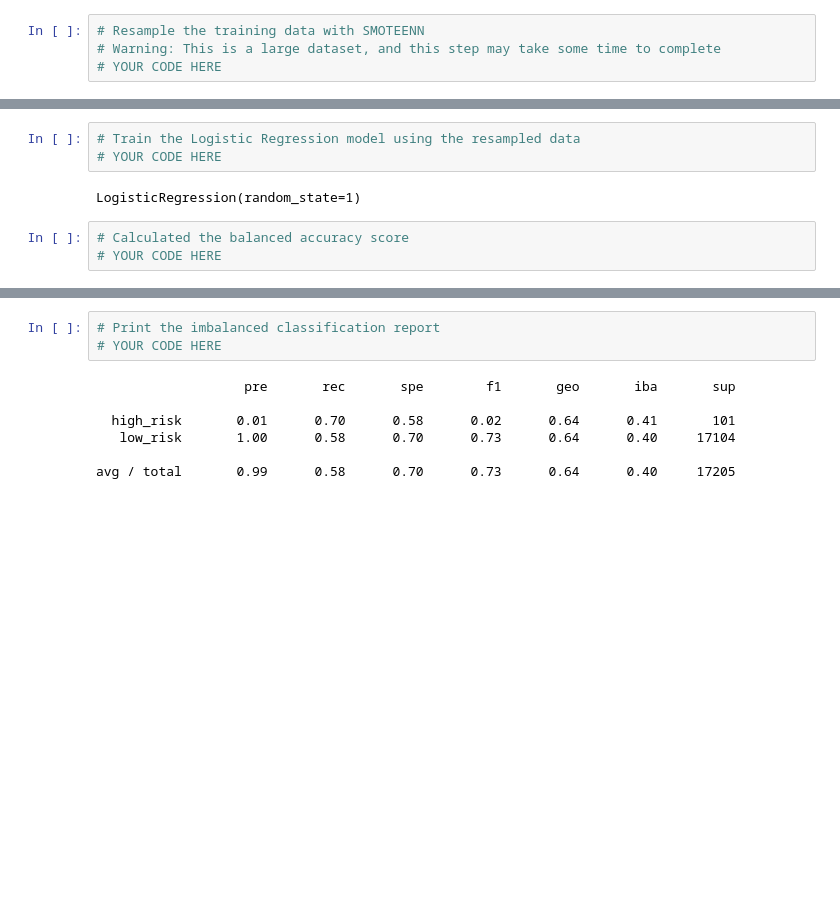
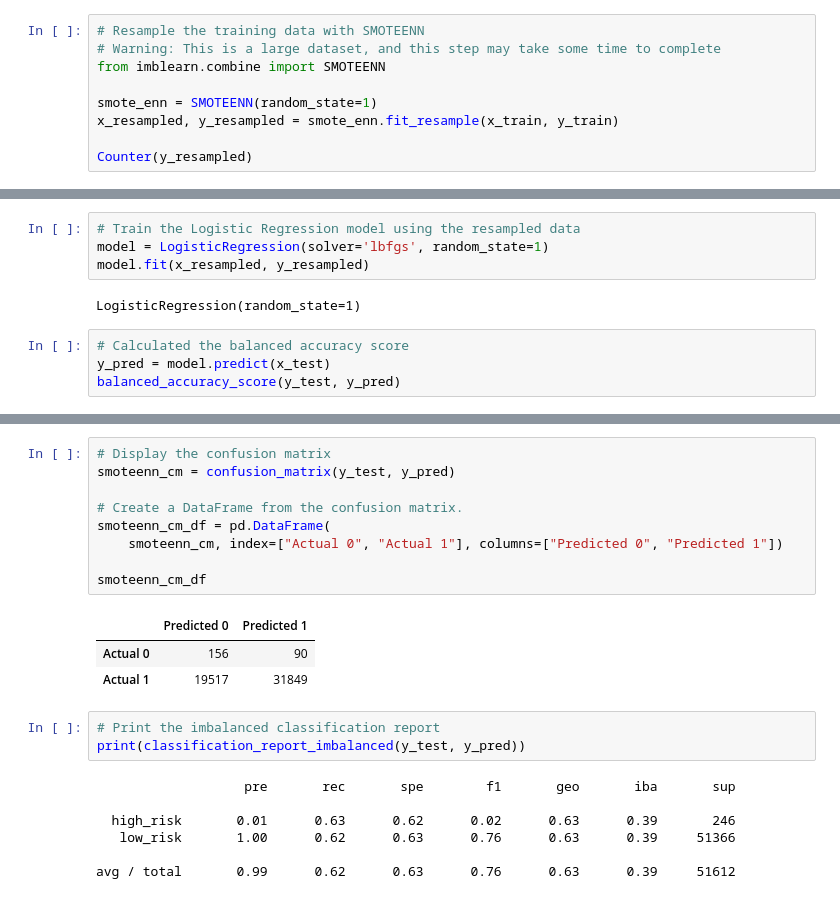
Before and after one commit to MitchellGleason/Credit-Risk-Analysis, a Jupyter notebook: credit_risk_resampling.ipynb, the cells around one changed output, grey strips where cells are left out. Saved outputs shown, nothing was run; the diff lists cells and outputs as text; blank space fills up the shorter version.

```diff
--- a/credit_risk_resampling.ipynb
+++ b/credit_risk_resampling.ipynb
@@ -279,15 +293,22 @@ Note: Use a random state of 1 for each sampling algorithm to ensure consistency
 # %%
 # Resample the training data with SMOTEENN
 # Warning: This is a large dataset, and this step may take some time to complete
-# YOUR CODE HERE
+from imblearn.combine import SMOTEENN
+
+smote_enn = SMOTEENN(random_state=1)
+x_resampled, y_resampled = smote_enn.fit_resample(x_train, y_train)
+
+Counter(y_resampled)
 # %% [output]
 Counter({'loan_status': 1})
 # %%
 # Train the Logistic Regression model using the resampled data
-# YOUR CODE HERE
+model = LogisticRegression(solver='lbfgs', random_state=1)
+model.fit(x_resampled, y_resampled)
 # %% [output]
 LogisticRegression(random_state=1)
 # %%
 # Calculated the balanced accuracy score
-# YOUR CODE HERE
+y_pred = model.predict(x_test)
+balanced_accuracy_score(y_test, y_pred)
 # %% [output]
@@ -301,10 +316,23 @@ array([[  71,   30],
+# %%
+# Display the confusion matrix
+smoteenn_cm = confusion_matrix(y_test, y_pred)
+
+# Create a DataFrame from the confusion matrix.
+smoteenn_cm_df = pd.DataFrame(
+    smoteenn_cm, index=["Actual 0", "Actual 1"], columns=["Predicted 0", "Predicted 1"])
+
+smoteenn_cm_df
+# %% [output]
+|  | Predicted 0 | Predicted 1 |
+| Actual 0 | 156 | 90 |
+| Actual 1 | 19517 | 31849 |
 # %%
 # Print the imbalanced classification report
-# YOUR CODE HERE
+print(classification_report_imbalanced(y_test, y_pred))
 # %% [output]
                    pre       rec       spe        f1       geo       iba       sup
 
-  high_risk       0.01      0.70      0.58      0.02      0.64      0.41       101
-   low_risk       1.00      0.58      0.70      0.73      0.64      0.40     17104
+  high_risk       0.01      0.63      0.62      0.02      0.63      0.39       246
+   low_risk       1.00      0.62      0.63      0.76      0.63      0.39     51366
 
-avg / total       0.99      0.58      0.70      0.73      0.64      0.40     17205
+avg / total       0.99      0.62      0.63      0.76      0.63      0.39     51612
```
Also changed, not shown: parts of 8 cells of this notebook.
